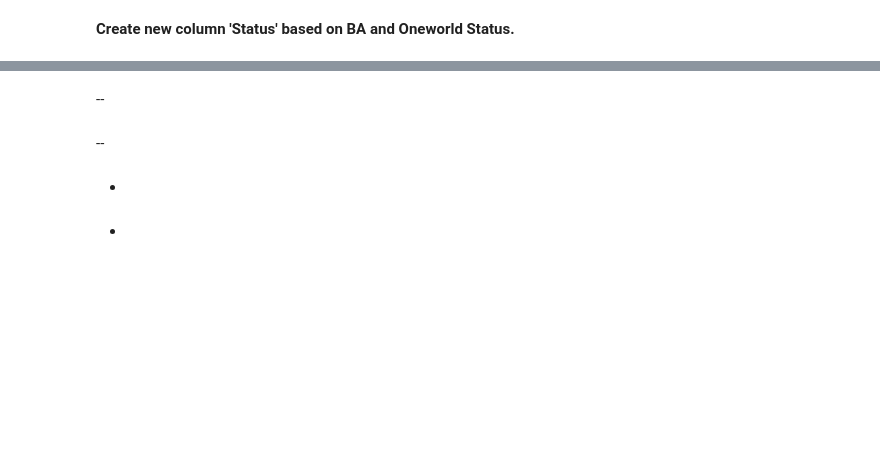
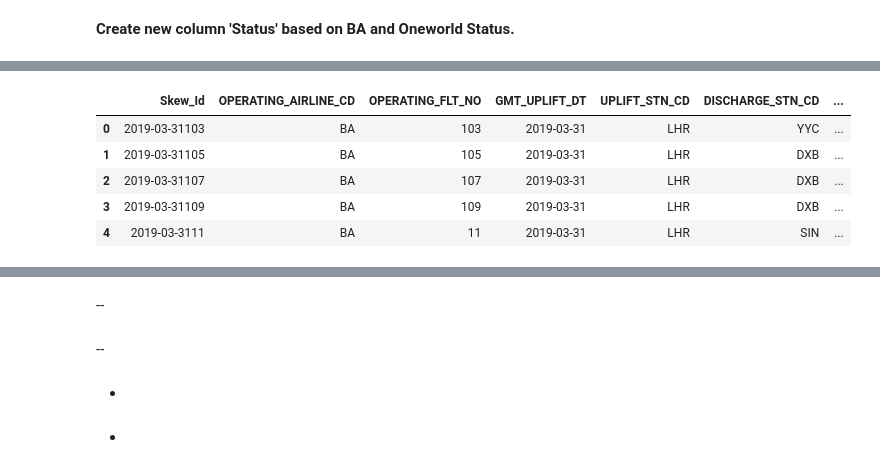
Before and after one commit to IanMaHKG-BA/Hackathon_Team_1, a Jupyter notebook: lounges_gold_standard_Jamie.ipynb, the cells around one changed output, grey strips where cells are left out. Cells and saved outputs as stored; diff of their text form; code cells hidden in the pictures; blank space fills up the shorter version.

```diff
--- a/lounges_gold_standard_Jamie.ipynb
+++ b/lounges_gold_standard_Jamie.ipynb
@@ -777,8 +914,15 @@ pivot_df_final_status.head(5)
 # %%
 # FINAL OUTPUT
 # NOTE: The values are not cumulative ie. the OneWorld and BA Tiers must be treated separately. OneWorld Tiers are inclusive of BA tiers.
-pivot_df_final_status= pivot_df_final_status.merge(pivot_df_final_status_only[['Skew_Id','Emerald','None_OW','Sapphire']]
-                           , on='Skew_Id')
+pivot_df_final_status= pivot_df_final_status.merge(pivot_df_final_status_OW[['Skew_Id','Emerald','None_OW','Sapphire']]
+                           , on='Skew_Id',how='left')
 pivot_df_final_status.head(5)
+# %% [output]
+|  | Skew_Id | OPERATING_AIRLINE_CD | OPERATING_FLT_NO | GMT_UPLIFT_DT | UPLIFT_STN_CD | DISCHARGE_STN_CD | ... |
+| 0 | 2019-03-31103 | BA | 103 | 2019-03-31 | LHR | YYC | ... |
+| 1 | 2019-03-31105 | BA | 105 | 2019-03-31 | LHR | DXB | ... |
+| 2 | 2019-03-31107 | BA | 107 | 2019-03-31 | LHR | DXB | ... |
+| 3 | 2019-03-31109 | BA | 109 | 2019-03-31 | LHR | DXB | ... |
+| 4 | 2019-03-3111 | BA | 11 | 2019-03-31 | LHR | SIN | ... |
 # %%
 pivot_df_final_status.sort_values(by='Premier',ascending=False).head(20)
```
Also changed, not shown: parts of 34 cells of this notebook.
